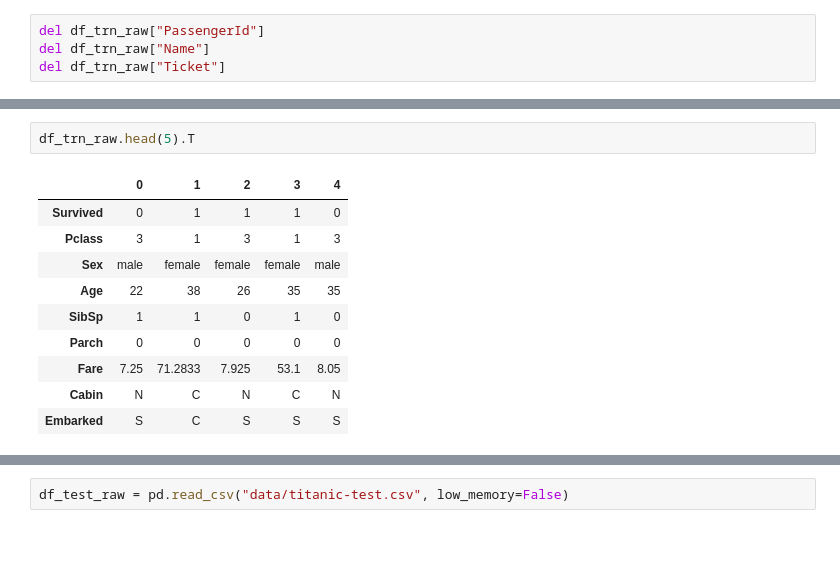
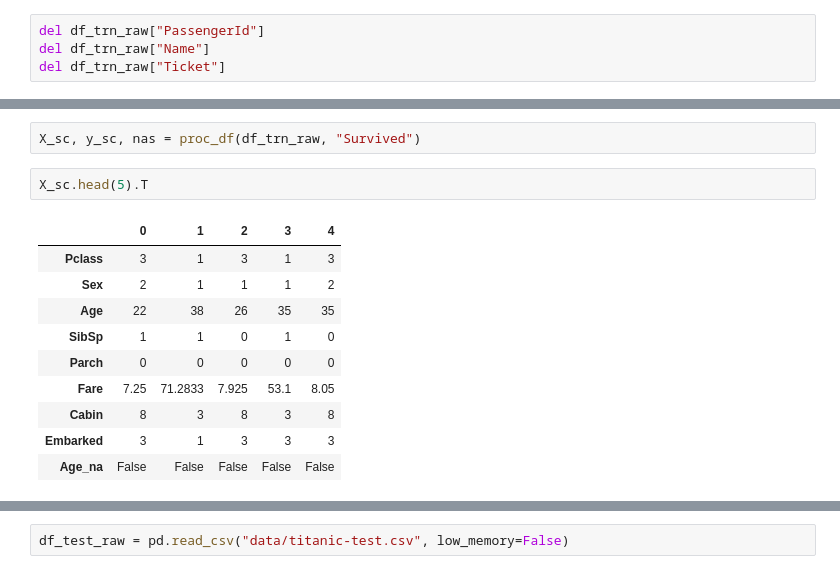
Before and after one commit to theianchan/data-notebooks, a Jupyter notebook: kg-titanic.ipynb, the cells around one changed output, grey strips where cells are left out. Saved outputs shown, nothing was run; the diff lists cells and outputs as text; blank space fills up the shorter version.

```diff
--- a/kg-titanic.ipynb
+++ b/kg-titanic.ipynb
@@ -45,13 +47,15 @@ train_cats(df_trn_raw)
+# %%
+X_sc, y_sc, nas = proc_df(df_trn_raw, "Survived")
 # %%
-df_trn_raw.head(5).T
+X_sc.head(5).T
 # %% [output]
 |  | 0 | 1 | 2 | 3 | 4 |
-| Survived | 0 | 1 | 1 | 1 | 0 |
 | Pclass | 3 | 1 | 3 | 1 | 3 |
-| Sex | male | female | female | female | male |
+| Sex | 2 | 1 | 1 | 1 | 2 |
 | Age | 22 | 38 | 26 | 35 | 35 |
 | SibSp | 1 | 1 | 0 | 1 | 0 |
 | Parch | 0 | 0 | 0 | 0 | 0 |
 | Fare | 7.25 | 71.2833 | 7.925 | 53.1 | 8.05 |
-| Cabin | N | C | N | C | N |
-| Embarked | S | C | S | S | S |
+| Cabin | 8 | 3 | 8 | 3 | 8 |
+| Embarked | 3 | 1 | 3 | 3 | 3 |
+| Age_na | False | False | False | False | False |
```
Also changed, not shown: parts of 57 cells of this notebook, 3 other files.
